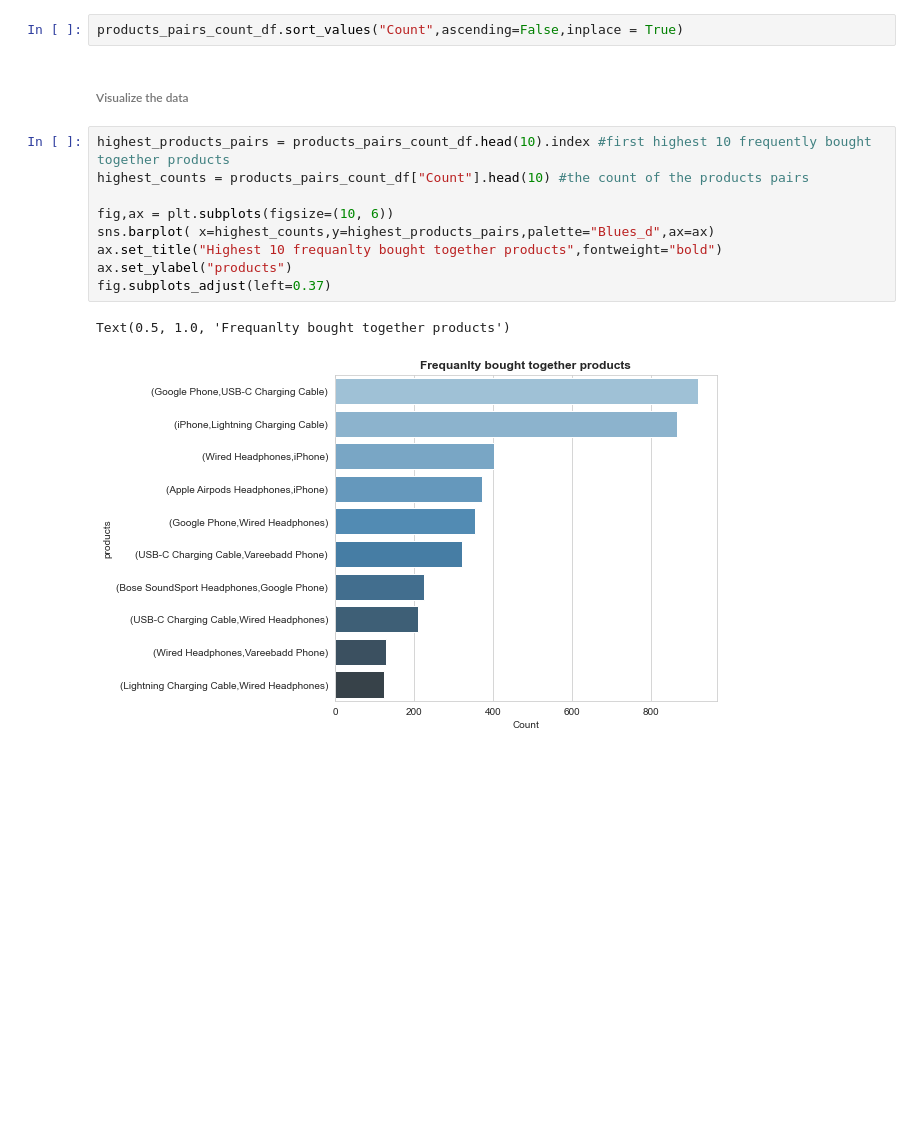
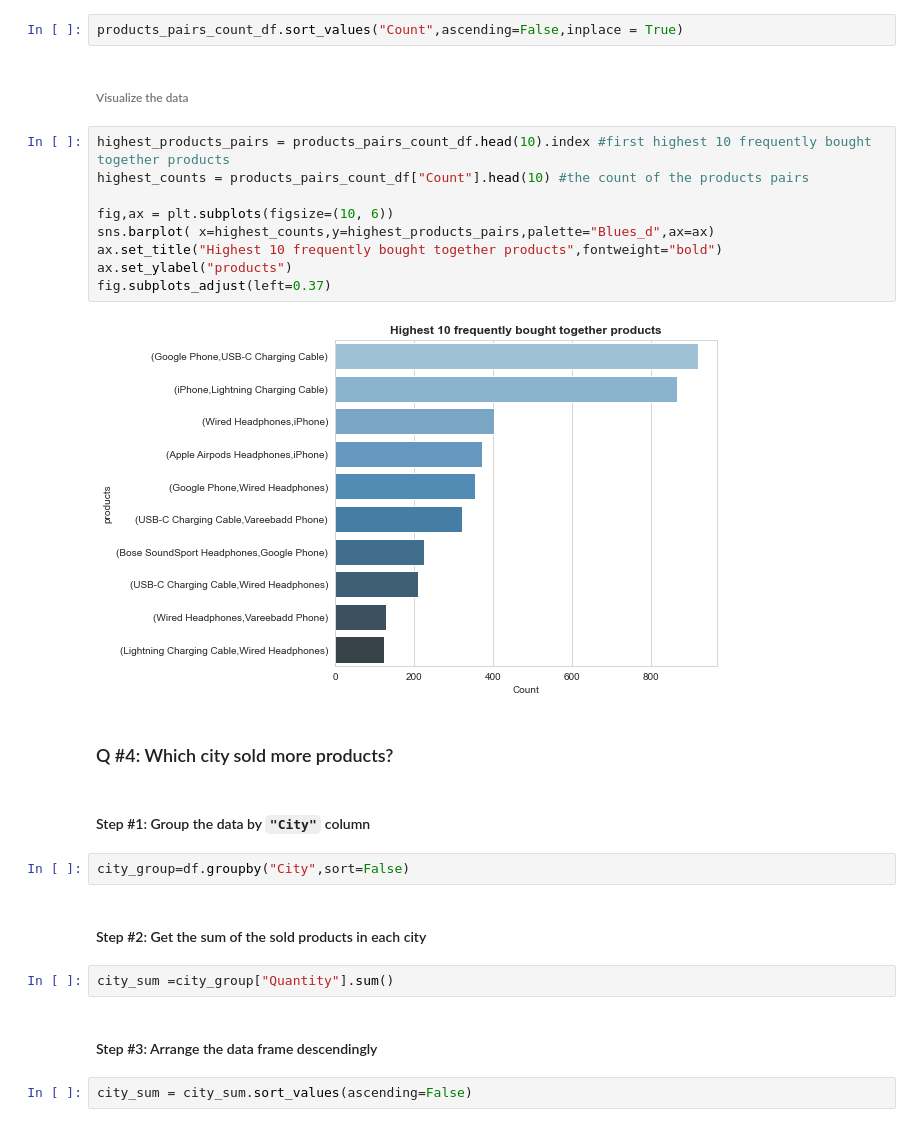
Before and after one commit to Yousef-Medhat56/py-sales-analysis, a Jupyter notebook: sales-analysis.ipynb, the cells around one changed output. Drawn from its saved outputs; the diff is of its cells as text; blank space fills up the shorter version.

Commit message:
explore which city sold more products

````diff
--- a/sales-analysis.ipynb
+++ b/sales-analysis.ipynb
@@ -447,17 +447,30 @@ products_pairs_count_df.set_index("index",inplace=True)
 ###### Sort the values descendingly
 # %%
 products_pairs_count_df.sort_values("Count",ascending=False,inplace = True)
-# %% [markdown]
-###### Visualize the data
+# %% [markdown]
+###### Visualize the data
 # %%
 highest_products_pairs = products_pairs_count_df.head(10).index #first highest 10 frequently bought together products
 highest_counts = products_pairs_count_df["Count"].head(10) #the count of the products pairs
 
 fig,ax = plt.subplots(figsize=(10, 6))
 sns.barplot( x=highest_counts,y=highest_products_pairs,palette="Blues_d",ax=ax)
-ax.set_title("Highest 10 frequanlty bought together products",fontweight="bold")
+ax.set_title("Highest 10 frequently bought together products",fontweight="bold")
 ax.set_ylabel("products")
 fig.subplots_adjust(left=0.37)
 # %% [output]
-Text(0.5, 1.0, 'Frequanlty bought together products')
-[figure, old version]
+[figure, new version]
+# %% [markdown]
+### Q #4: Which city sold more products?
+# %% [markdown]
+#### Step #1: Group the data by ```"City"``` column
+# %%
+city_group=df.groupby("City",sort=False)
+# %% [markdown]
+#### Step #2: Get the sum of the sold products in each city
+# %%
+city_sum =city_group["Quantity"].sum()
+# %% [markdown]
+#### Step #3: Arrange the data frame descendingly
+# %%
+city_sum = city_sum.sort_values(ascending=False)
````
Also changed, not shown: parts of 3 cells of this notebook.
